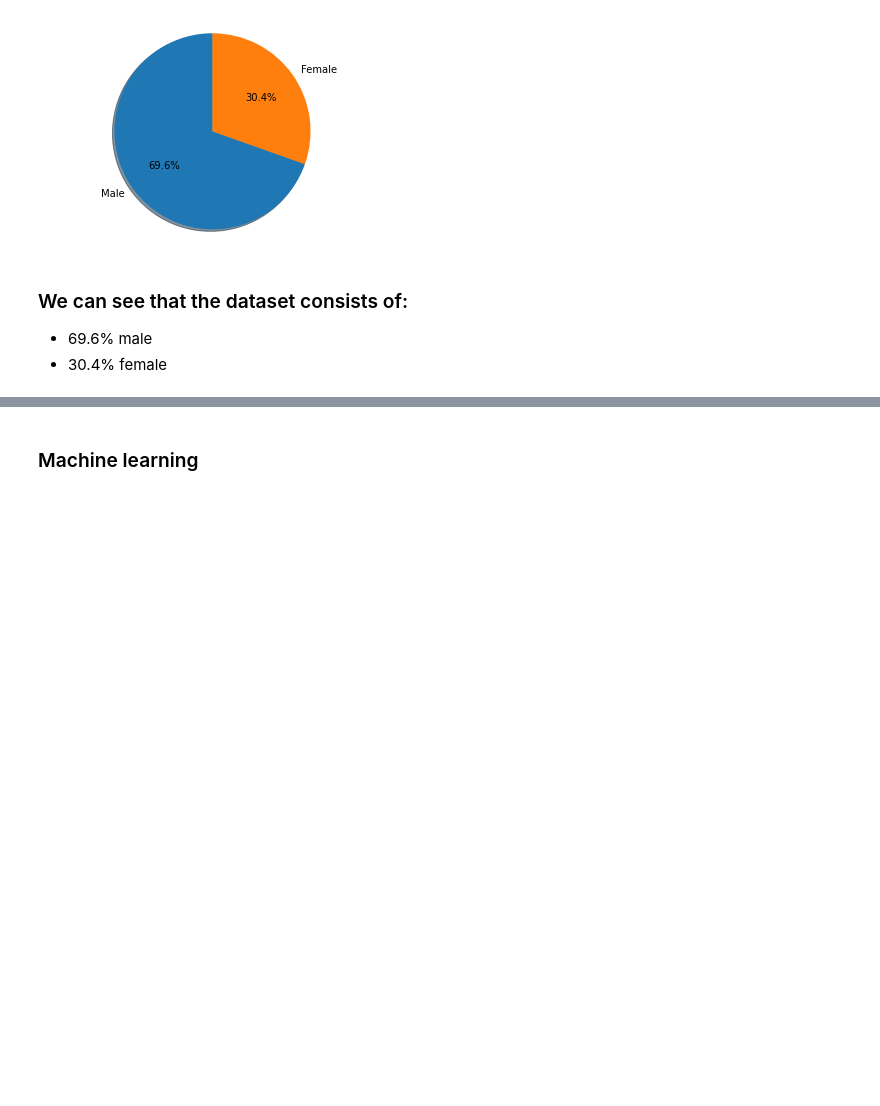
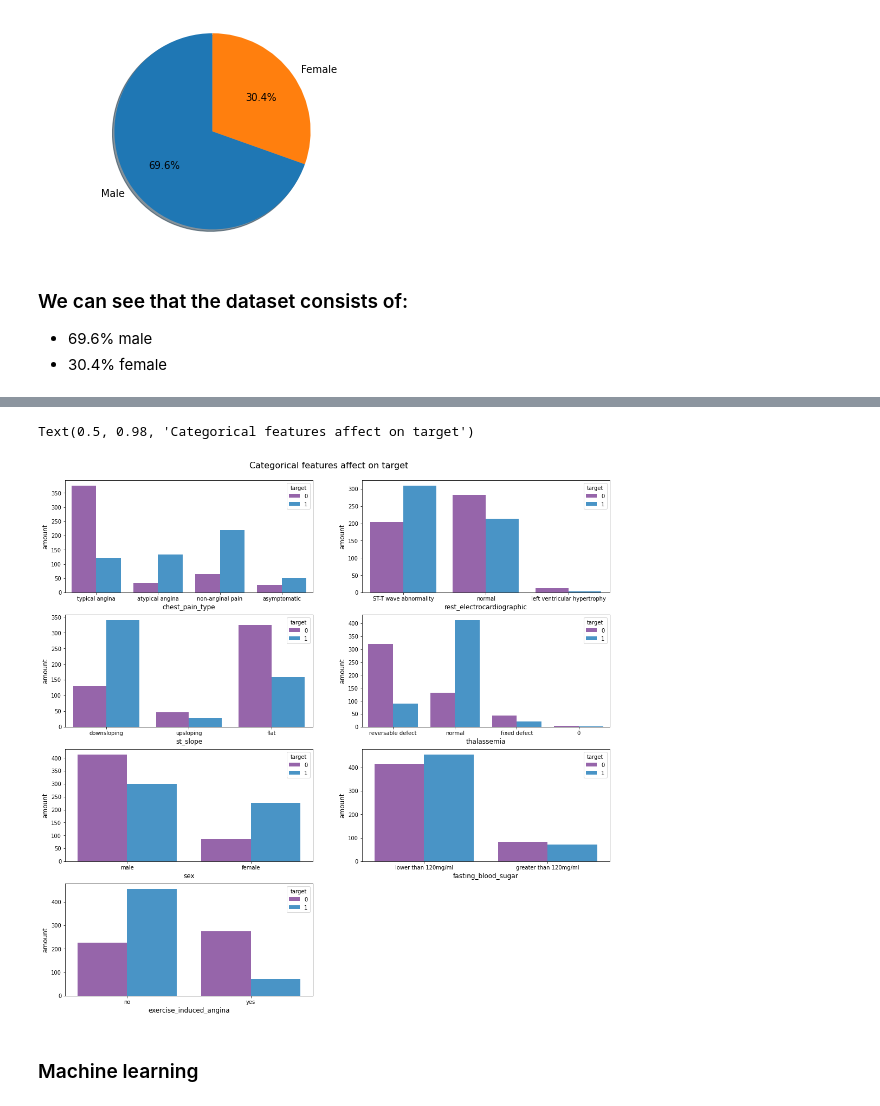
Before and after one commit to ofek181/A-Heart-Disease-Study, a Jupyter notebook: heart_disease_study.ipynb, the cells around one changed output, grey strips where cells are left out. Saved outputs shown, nothing was run; the diff lists cells and outputs as text; code cells hidden in the pictures; blank space fills up the shorter version.

```diff
--- a/heart_disease_study.ipynb
+++ b/heart_disease_study.ipynb
@@ -221,3 +227,16 @@ Text(0.5, 1.0, 'Chest pain type count')
+# %%
+fig, ax = plt.subplots(4, 2, figsize=(18, 16))
+fig.subplots_adjust(top=0.95)
+ax.flat[7].set_visible(False)
+for idx, feature in enumerate(categorical_features):
+    plt.subplot(4, 2, idx + 1)
+    ax = sns.countplot(data=df, x=feature, hue="target", palette=colors)
+    ax.set_xlabel(feature, fontsize=12)
+    ax.set_ylabel("amount", fontsize=12)
+plt.suptitle('Categorical features affect on target' ,fontsize = 16)
+# %% [output]
+Text(0.5, 0.98, 'Categorical features affect on target')
+[figure, added]
 # %% [markdown]
 ### Machine learning
 # %%
```
Also changed, not shown: parts of 8 cells of this notebook.
